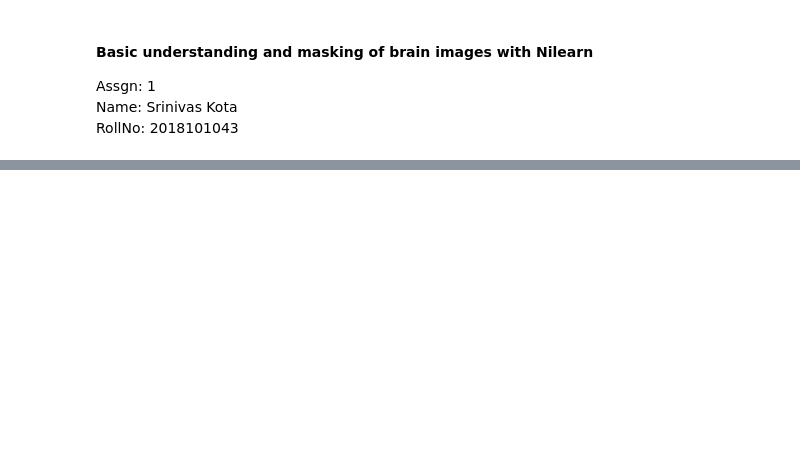
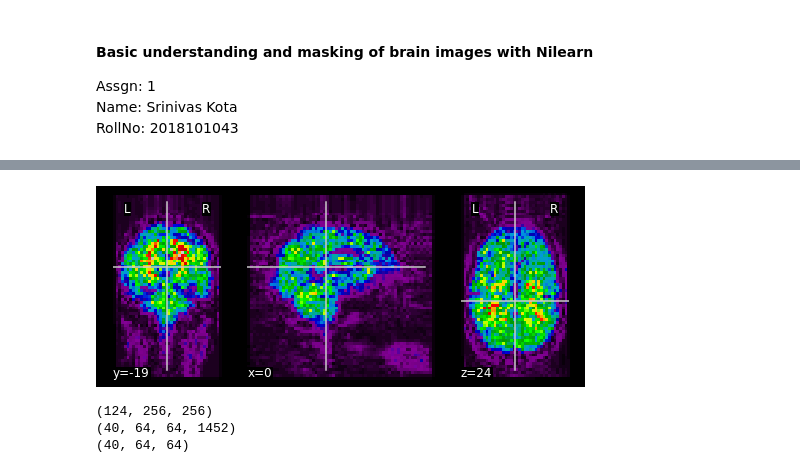
Before and after one commit to jessepinkman9900/neuroimage-processing, a Jupyter notebook: 2018101043.ipynb, the cells around one changed output, grey strips where cells are left out. Cells and saved outputs as stored; diff of their text form; code cells hidden in the pictures; blank space fills up the shorter version.

```diff
--- a/2018101043.ipynb
+++ b/2018101043.ipynb
@@ -87,13 +108,23 @@ images = [anatomical, log_image]
 add_anatomical_img_with_log_img = image.math_img(formula="np.sum(imgs)", imgs=images)
 # %%
 ### TODO 10: Use Numpy functions
-tsnr_functional_image = image.math_img()
+# verify formula
+tsnr_functional_image = image.math_img(formula="np.mean(imgs, axis=-1)/np.std(imgs, axis=-1)", imgs=functional)
 
 plotting.plot_epi(tsnr_functional_image)
-plotting.plot()
+plotting.show()
+# %% [output]
+[figure, added]
 # %%
 ### TODO 11: Resampling images
-image.resample_to_img()
+resampled_imgae = image.resample_to_img(source_img=anatomical, target_img=functional)
+print(anatomical_image_shape)
+print(functional_image_shape)
+print(resampled_imgae.shape)
+# %% [output]
+(124, 256, 256)
+(40, 64, 64, 1452)
+(40, 64, 64)
 # %%
 ### MASKING BRAIN IMAGES
 from nilearn import masking
```
Also changed, not shown: parts of 13 cells of this notebook.
